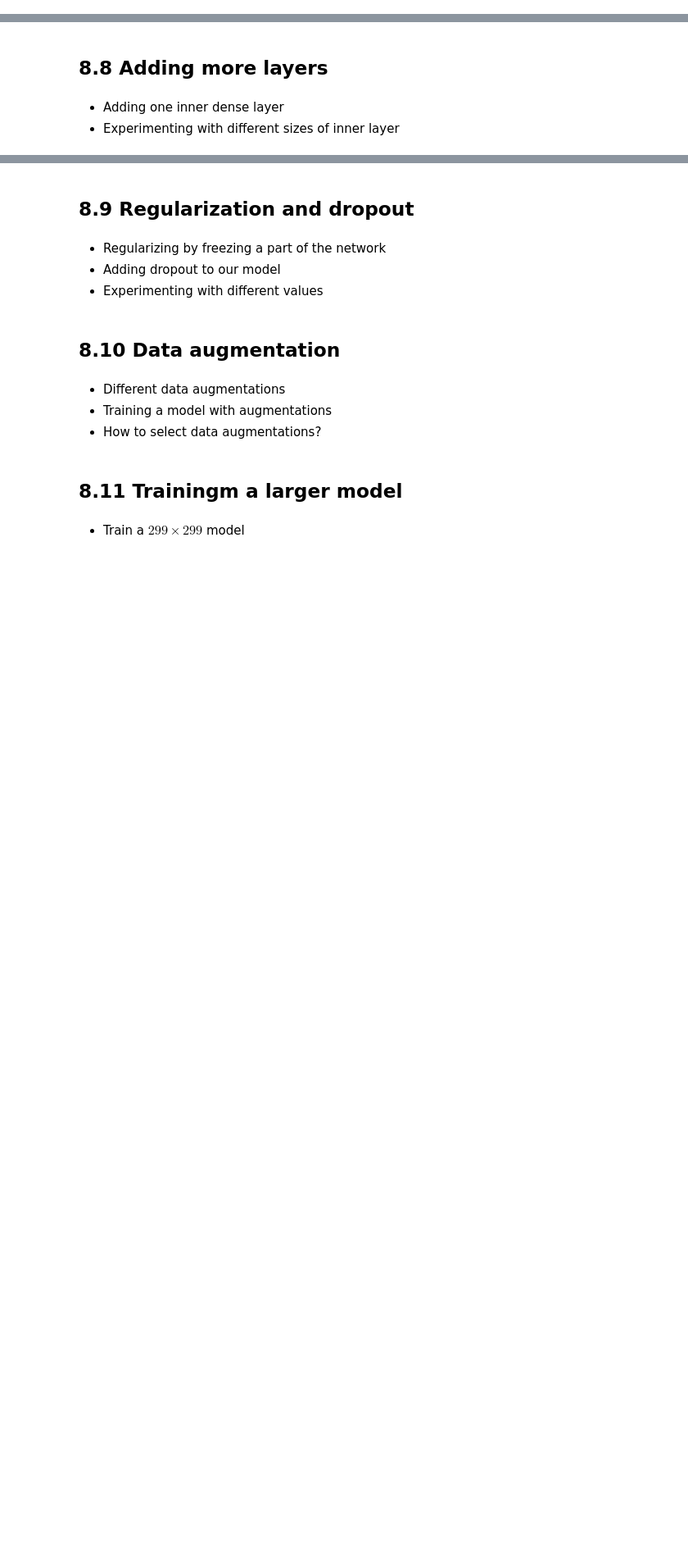
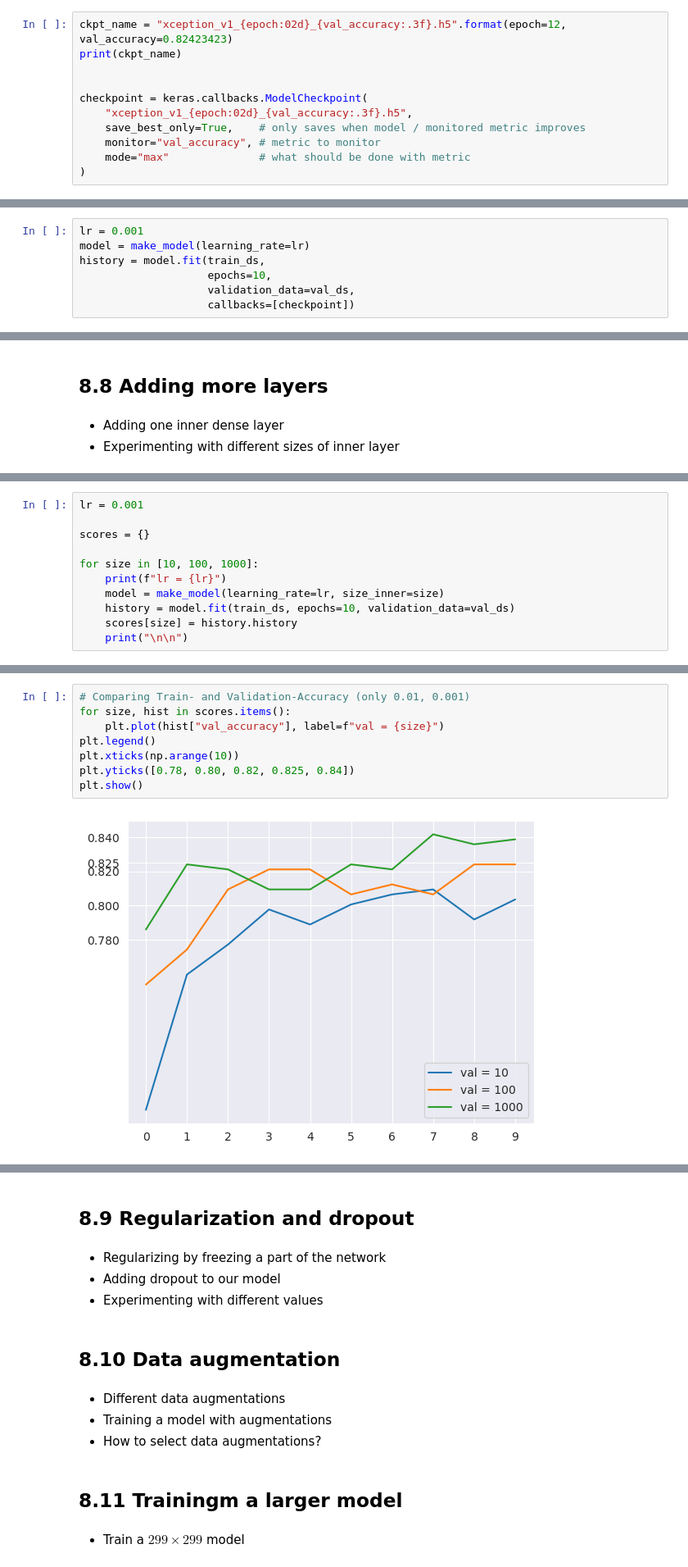
Before and after one commit to joweyel/ml-zoomcamp-material, a Jupyter notebook: 08-neural-networks-and-deep-learning/code/section8-notebook.ipynb, the cells around one changed output, grey strips where cells are left out. Shown at 82% size. Saved outputs shown, nothing was run; the diff lists cells and outputs as text; blank space fills up the shorter version.

```diff
--- a/08-neural-networks-and-deep-learning/code/section8-notebook.ipynb
+++ b/08-neural-networks-and-deep-learning/code/section8-notebook.ipynb
@@ -445,0 +452,11 @@ plt.show()
+# %%
+ckpt_name = "xception_v1_{epoch:02d}_{val_accuracy:.3f}.h5".format(epoch=12, val_accuracy=0.82423423)
+print(ckpt_name)
+
+
+checkpoint = keras.callbacks.ModelCheckpoint(
+    "xception_v1_{epoch:02d}_{val_accuracy:.3f}.h5",
+    save_best_only=True,    # only saves when model / monitored metric improves
+    monitor="val_accuracy", # metric to monitor
+    mode="max"              # what should be done with metric
+)
@@ -445,0 +467,7 @@ plt.show()
+# %%
+lr = 0.001
+model = make_model(learning_rate=lr)
+history = model.fit(train_ds,
+                    epochs=10,
+                    validation_data=val_ds,
+                    callbacks=[checkpoint])
@@ -450,0 +536,11 @@ plt.show()
+# %%
+lr = 0.001
+
+scores = {}
+
+for size in [10, 100, 1000]:
+    print(f"lr = {lr}")
+    model = make_model(learning_rate=lr, size_inner=size)
+    history = model.fit(train_ds, epochs=10, validation_data=val_ds)
+    scores[size] = history.history
+    print("\n\n")
@@ -450,0 +581,10 @@ plt.show()
+# %%
+# Comparing Train- and Validation-Accuracy (only 0.01, 0.001)
+for size, hist in scores.items():
+    plt.plot(hist["val_accuracy"], label=f"val = {size}")
+plt.legend()
+plt.xticks(np.arange(10))
+plt.yticks([0.78, 0.80, 0.82, 0.825, 0.84])
+plt.show()
+# %% [output]
+[figure, added]
```
Also changed, not shown: parts of 19 cells of this notebook, 5 other files.
